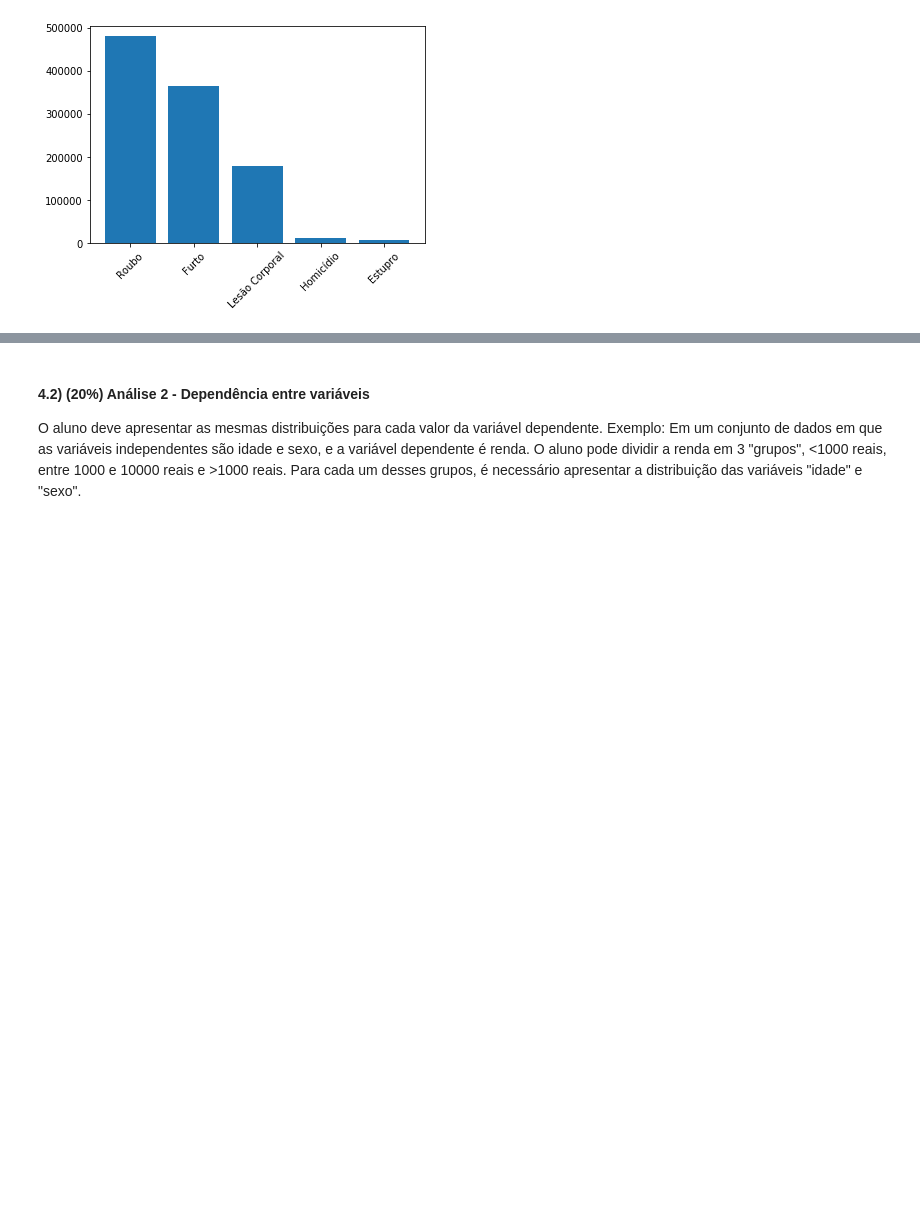
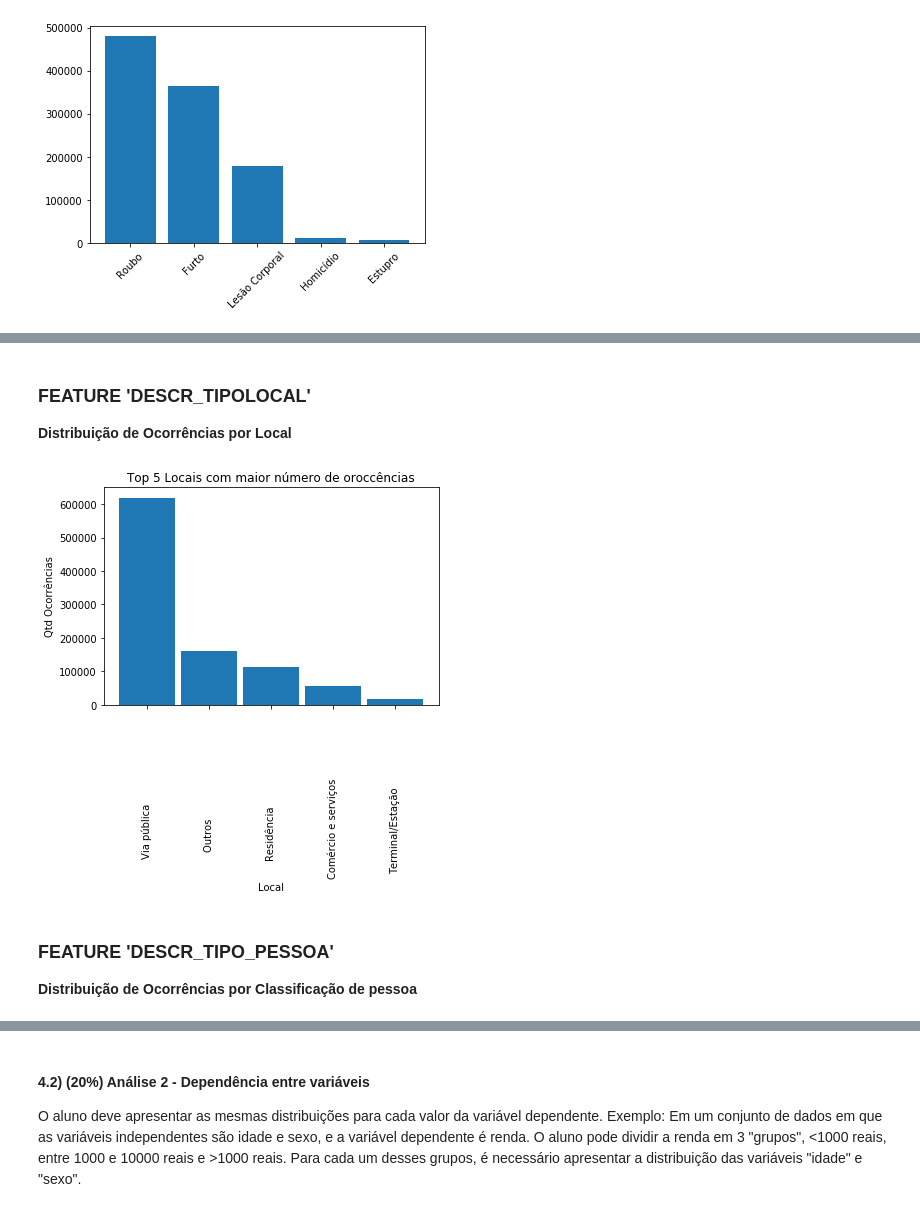
Before and after one commit to PedroHJSantos/aed_projeto_1, a Jupyter notebook: template.ipynb, the cells around one changed output, grey strips where cells are left out. Saved outputs shown, nothing was run; the diff lists cells and outputs as text; code cells hidden in the pictures; blank space fills up the shorter version.

```diff
--- a/template.ipynb
+++ b/template.ipynb
@@ -571,0 +585,17 @@ plt.show()
+# %% [markdown]
+### FEATURE 'DESCR_TIPOLOCAL'
+
+**Distribuição de Ocorrências por Local**
+# %%
+df['DESCR_TIPOLOCAL'].value_counts().head().plot.bar(width=0.9)
+plt.xlabel('Local')
+plt.ylabel('Qtd Ocorrências')
+plt.title('Top 5 Locais com maior número de oroccências')
+plt.ylim(0, 650000)
+plt.show()
+# %% [output]
+[figure, added]
+# %% [markdown]
+### FEATURE 'DESCR_TIPO_PESSOA'
+
+**Distribuição de Ocorrências por Classificação de pessoa**
```
Also changed, not shown: parts of 3 cells of this notebook.
